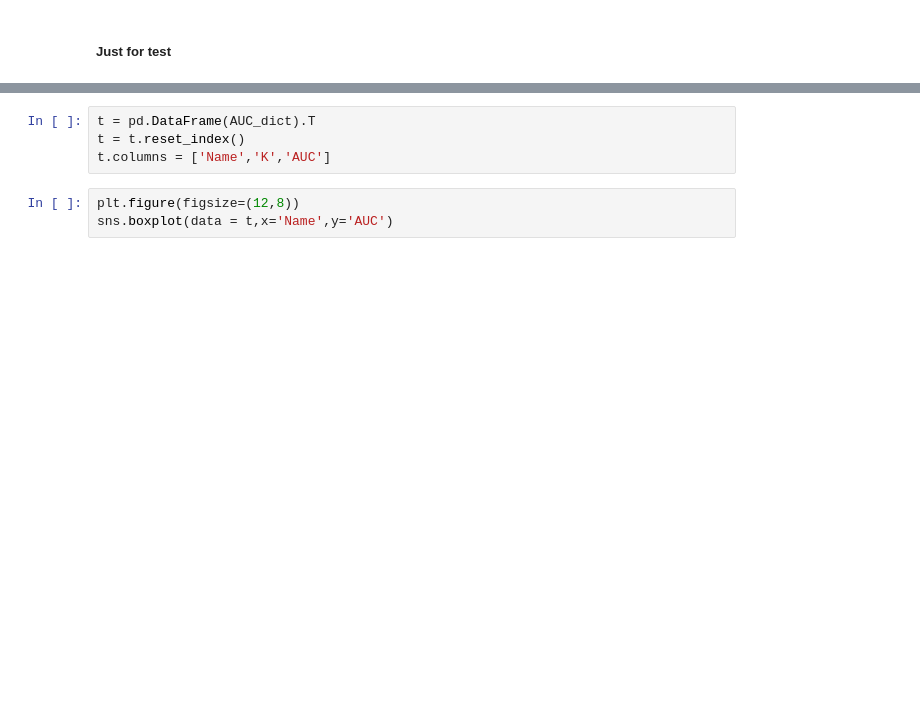
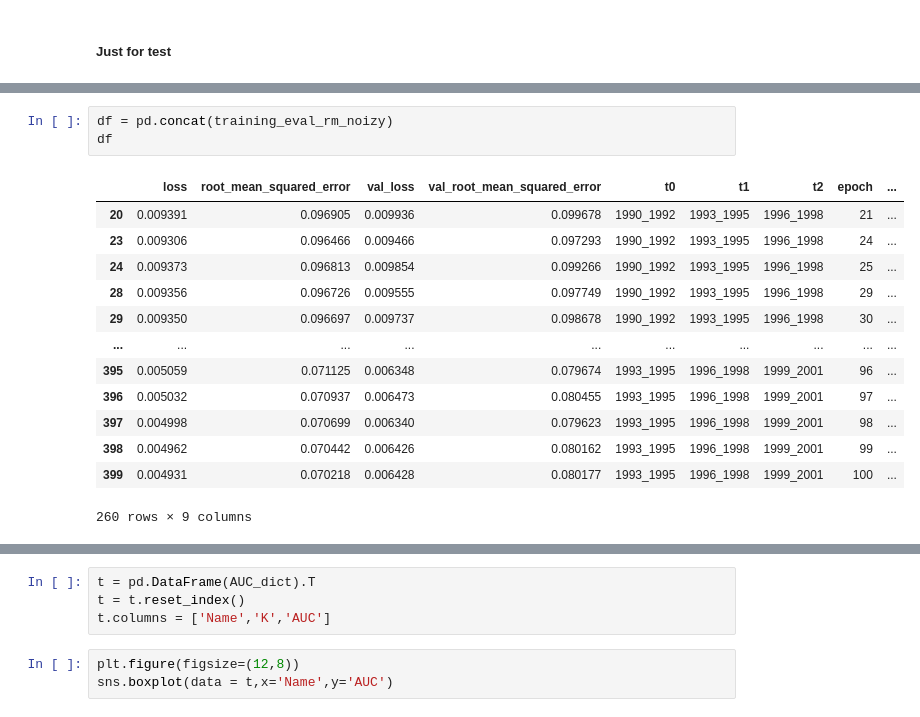
Before and after one commit to wangjinzhulala/Urban_projection_GEE, a Jupyter notebook: Step_1_Calculate_frequency_of_factors/process_1_calculate the frequency of factors on urban-expansion mask.ipynb, the cells around one changed output, grey strips where cells are left out. Cells and saved outputs as stored; diff of their text form; blank space fills up the shorter version.

```diff
--- a/Step_1_Calculate_frequency_of_factors/process_1_calculate the frequency of factors on urban-expansion mask.ipynb
+++ b/Step_1_Calculate_frequency_of_factors/process_1_calculate the frequency of factors on urban-expansion mask.ipynb
@@ -529,0 +301,17 @@ Distance of 9 has the AUC of 0.8906896339993956
+# %%
+df = pd.concat(training_eval_rm_noizy)
+df
+# %% [output]
+|  | loss | root_mean_squared_error | val_loss | val_root_mean_squared_error | t0 | t1 | t2 | epoch | ... |
+| 20 | 0.009391 | 0.096905 | 0.009936 | 0.099678 | 1990_1992 | 1993_1995 | 1996_1998 | 21 | ... |
+| 23 | 0.009306 | 0.096466 | 0.009466 | 0.097293 | 1990_1992 | 1993_1995 | 1996_1998 | 24 | ... |
+| 24 | 0.009373 | 0.096813 | 0.009854 | 0.099266 | 1990_1992 | 1993_1995 | 1996_1998 | 25 | ... |
+| 28 | 0.009356 | 0.096726 | 0.009555 | 0.097749 | 1990_1992 | 1993_1995 | 1996_1998 | 29 | ... |
+| 29 | 0.009350 | 0.096697 | 0.009737 | 0.098678 | 1990_1992 | 1993_1995 | 1996_1998 | 30 | ... |
+| ... | ... | ... | ... | ... | ... | ... | ... | ... | ... |
+| 395 | 0.005059 | 0.071125 | 0.006348 | 0.079674 | 1993_1995 | 1996_1998 | 1999_2001 | 96 | ... |
+| 396 | 0.005032 | 0.070937 | 0.006473 | 0.080455 | 1993_1995 | 1996_1998 | 1999_2001 | 97 | ... |
+| 397 | 0.004998 | 0.070699 | 0.006340 | 0.079623 | 1993_1995 | 1996_1998 | 1999_2001 | 98 | ... |
+| 398 | 0.004962 | 0.070442 | 0.006426 | 0.080162 | 1993_1995 | 1996_1998 | 1999_2001 | 99 | ... |
+| 399 | 0.004931 | 0.070218 | 0.006428 | 0.080177 | 1993_1995 | 1996_1998 | 1999_2001 | 100 | ... |
+260 rows × 9 columns
```
Also changed, not shown: parts of 29 cells of this notebook, 4 other files.
